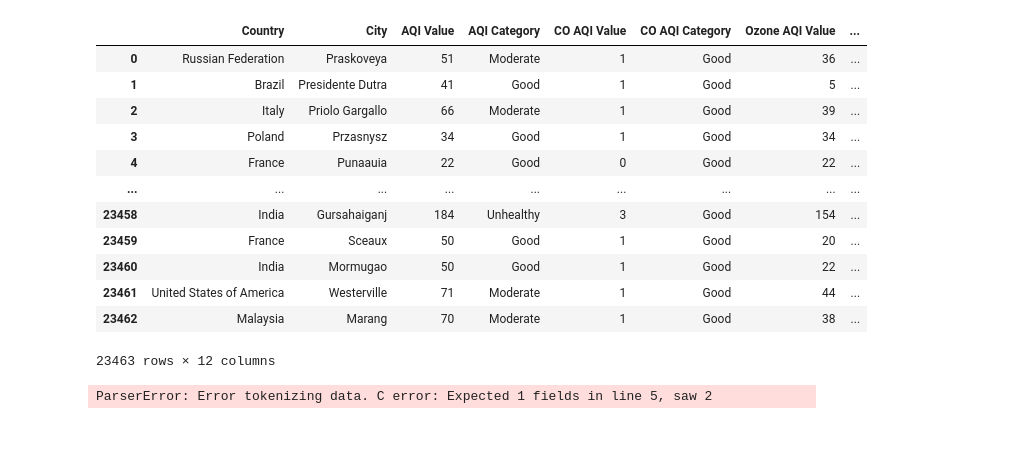
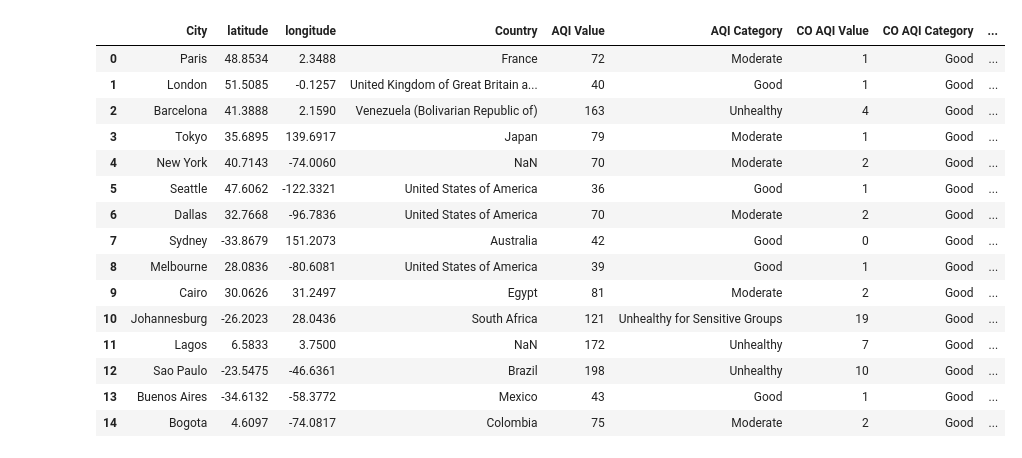
Before and after one commit to jdmandras/Project-3, a Jupyter notebook: Individual Workspaces/Jessica Andras/Jessica.ipynb, the cells around one changed output. Drawn from its saved outputs; the diff is of its cells as text; code cells hidden in the pictures.

Commit message:
Compiling CSV tables -> dataframe views

```diff
--- a/Individual Workspaces/Jessica Andras/Jessica.ipynb
+++ b/Individual Workspaces/Jessica Andras/Jessica.ipynb
@@ -1,2 +1,8 @@
 # %%
 import pandas as pd
+# %%
+#City coordinates
+
+City_Fidel = pd.read_csv("../../Resources/city_coordinates.csv")
+City_Fidel = City_Fidel.rename(columns={'lat':'latitude', 'lon':'longitude', 'city':'City'})
+City_Fidel
@@ -3,28 +60,23 @@ import pandas as pd
 # %%
 #Global Air Pollution
 
-#read csv
-global_ap_df = pd.read_csv("Resources/global air pollution dataset.csv")
-global_ap_df
+Glob_AP_Nat = pd.read_csv("../../Resources/global air pollution dataset.csv")
+Glob_AP_Nat = pd.merge(City_Fidel, Glob_AP_Nat, on='City')
+Glob_AP_Nat
 # %% [output]
-|  | Country | City | AQI Value | AQI Category | CO AQI Value | CO AQI Category | Ozone AQI Value | ... |
-| 0 | Russian Federation | Praskoveya | 51 | Moderate | 1 | Good | 36 | ... |
-| 1 | Brazil | Presidente Dutra | 41 | Good | 1 | Good | 5 | ... |
-| 2 | Italy | Priolo Gargallo | 66 | Moderate | 1 | Good | 39 | ... |
-| 3 | Poland | Przasnysz | 34 | Good | 1 | Good | 34 | ... |
-| 4 | France | Punaauia | 22 | Good | 0 | Good | 22 | ... |
-| ... | ... | ... | ... | ... | ... | ... | ... | ... |
-| 23458 | India | Gursahaiganj | 184 | Unhealthy | 3 | Good | 154 | ... |
-| 23459 | France | Sceaux | 50 | Good | 1 | Good | 20 | ... |
-| 23460 | India | Mormugao | 50 | Good | 1 | Good | 22 | ... |
-| 23461 | United States of America | Westerville | 71 | Moderate | 1 | Good | 44 | ... |
-| 23462 | Malaysia | Marang | 70 | Moderate | 1 | Good | 38 | ... |
+|  | City | latitude | longitude | Country | AQI Value | AQI Category | CO AQI Value | CO AQI Category | ... |
+| 0 | Paris | 48.8534 | 2.3488 | France | 72 | Moderate | 1 | Good | ... |
+| 1 | London | 51.5085 | -0.1257 | United Kingdom of Great Britain a... | 40 | Good | 1 | Good | ... |
+| 2 | Barcelona | 41.3888 | 2.1590 | Venezuela (Bolivarian Republic of) | 163 | Unhealthy | 4 | Good | ... |
+| 3 | Tokyo | 35.6895 | 139.6917 | Japan | 79 | Moderate | 1 | Good | ... |
+| 4 | New York | 40.7143 | -74.0060 | NaN | 70 | Moderate | 2 | Good | ... |
+| 5 | Seattle | 47.6062 | -122.3321 | United States of America | 36 | Good | 1 | Good | ... |
+| 6 | Dallas | 32.7668 | -96.7836 | United States of America | 70 | Moderate | 2 | Good | ... |
+| 7 | Sydney | -33.8679 | 151.2073 | Australia | 42 | Good | 0 | Good | ... |
+| 8 | Melbourne | 28.0836 | -80.6081 | United States of America | 39 | Good | 1 | Good | ... |
+| 9 | Cairo | 30.0626 | 31.2497 | Egypt | 81 | Moderate | 2 | Good | ... |
+| 10 | Johannesburg | -26.2023 | 28.0436 | South Africa | 121 | Unhealthy for Sensitive Groups | 19 | Good | ... |
+| 11 | Lagos | 6.5833 | 3.7500 | NaN | 172 | Unhealthy | 7 | Good | ... |
+| 12 | Sao Paulo | -23.5475 | -46.6361 | Brazil | 198 | Unhealthy | 10 | Good | ... |
+| 13 | Buenos Aires | -34.6132 | -58.3772 | Mexico | 43 | Good | 1 | Good | ... |
+| 14 | Bogota | 4.6097 | -74.0817 | Colombia | 75 | Moderate | 2 | Good | ... |
-23463 rows × 12 columns
-# %%
-#Global Land/Ocean Temp Anomalies
-
-#read csv
-landocean_df = pd.read_csv("Resources/Global_Land_OceanTemp_Anom.csv")
-landocean_df
-# %% [output]
-ParserError: Error tokenizing data. C error: Expected 1 fields in line 5, saw 2
```
Also changed, not shown: parts of 10 cells of this notebook, 1 other file.
